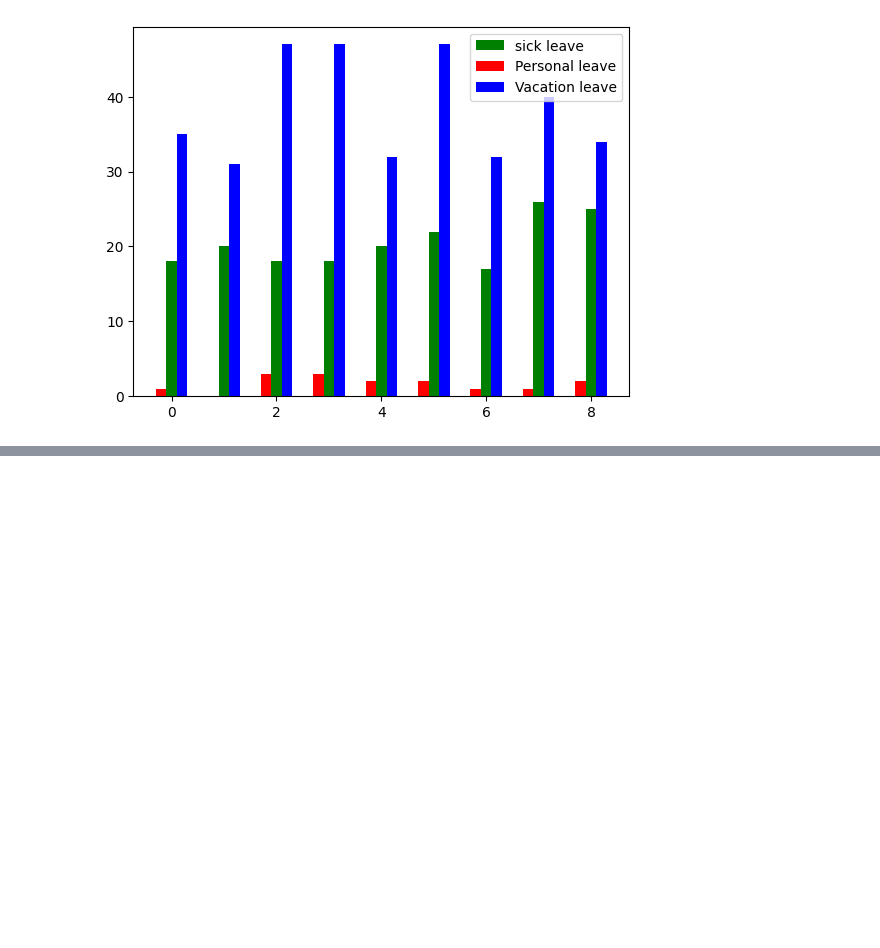
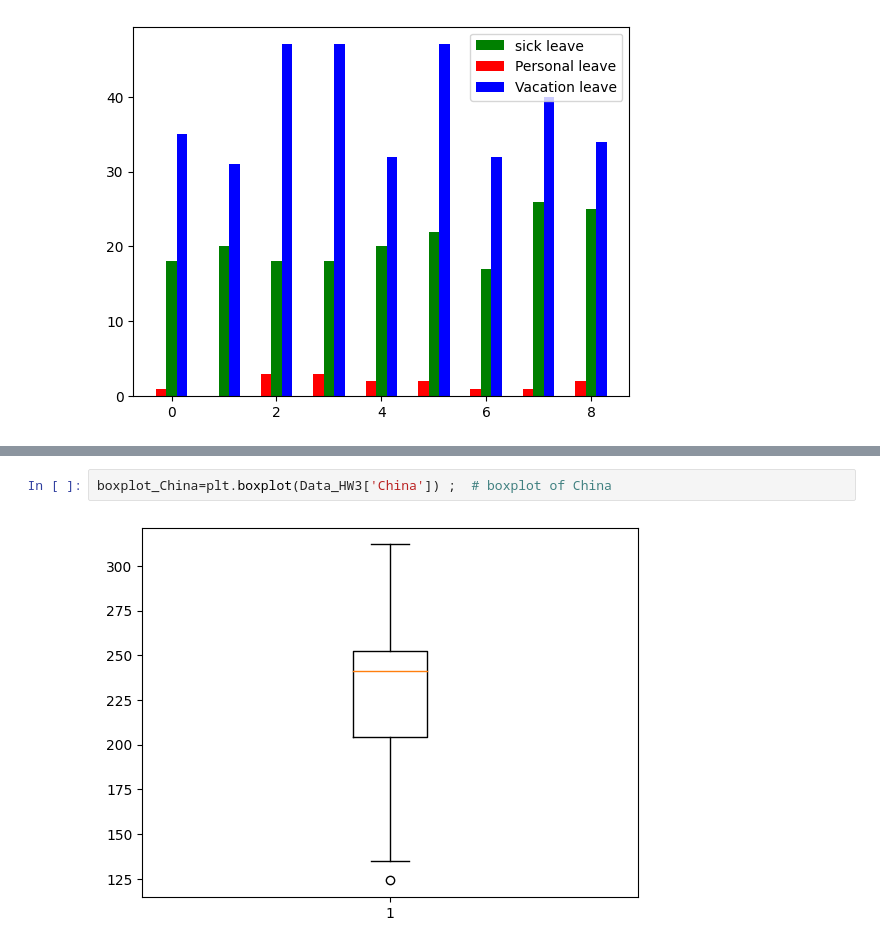
Before and after one commit to ThunchanokChai/DPDM2023, a Jupyter notebook: Data102.ipynb, the cells around one changed output, grey strips where cells are left out. Drawn from its saved outputs; the diff is of its cells as text; blank space fills up the shorter version.

```diff
--- a/Data102.ipynb
+++ b/Data102.ipynb
@@ -458,0 +521,4 @@ select your data and do step 1 to 4 (eye balling,descriptive statistic,box plot
+# %%
+boxplot_China=plt.boxplot(Data_HW3['China']) ;  # boxplot of China
+# %% [output]
+[figure, added]
```
Also changed, not shown: parts of 61 cells of this notebook.
